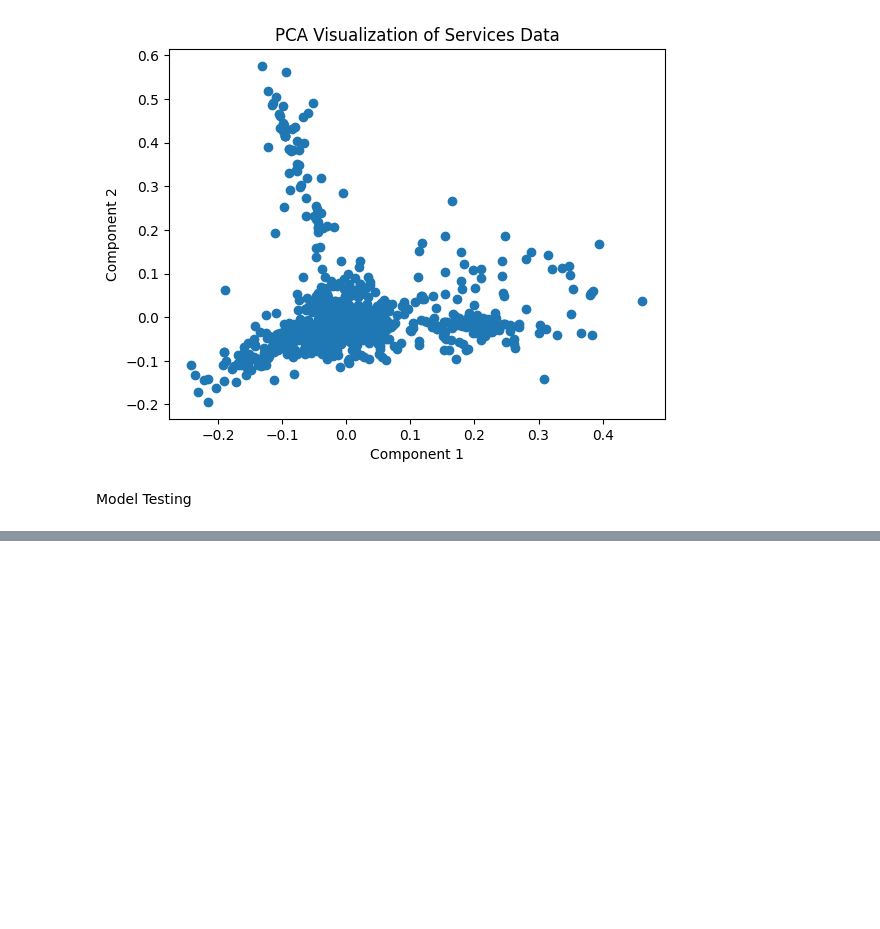
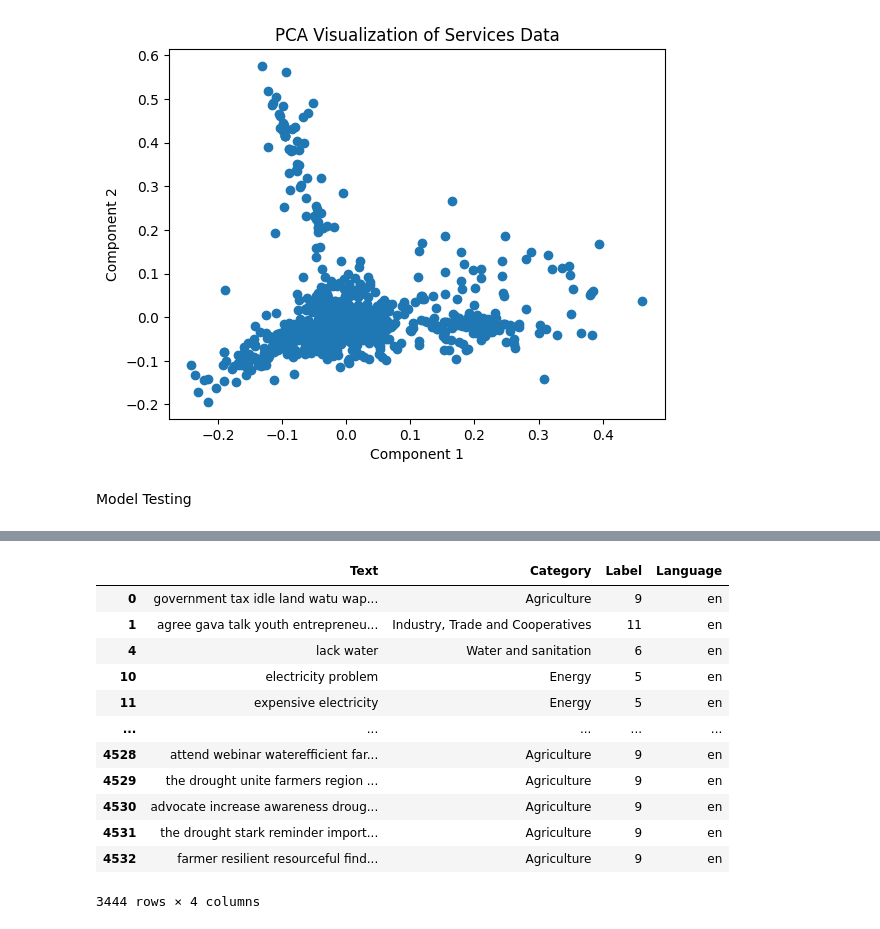
Before and after one commit to datakiptoo/County_Service-_Delivery, a Jupyter notebook: County_Residents.ipynb, the cells around one changed output, grey strips where cells are left out. Saved outputs shown, nothing was run; the diff lists cells and outputs as text; code cells hidden in the pictures; blank space fills up the shorter version.

```diff
--- a/County_Residents.ipynb
+++ b/County_Residents.ipynb
@@ -1114,3 +1121,36 @@ testing_data.head()
 testing_data['Text']=testing_data['Text'].apply(preprocess_text)
 # %%
 text_test_data=testing_data['Text']
+# %%
+from langdetect import detect
+
+# Function to identify the language of each text sample
+def identify_language(text):
+    try:
+        lang = detect(text)
+        return lang
+    except:
+        return "Unknown"  # Handle cases where language detection fails
+
+# Add a new column 'Language' to the DataFrame to store the identified language
+testing_data['Language'] = testing_data['Text'].apply(identify_language)
+
+# Separate English and Kiswahili texts based on identified language
+english_texts = testing_data[testing_data['Language'] == 'en']
+kiswahili_texts = testing_data[testing_data['Language'] == 'sw']
+# %%
+english_texts
+# %% [output]
+|  | Text | Category | Label | Language |
+| 0 | government tax idle land watu wap... | Agriculture | 9 | en |
+| 1 | agree gava talk youth entrepreneu... | Industry, Trade and Cooperatives | 11 | en |
+| 4 | lack water | Water and sanitation | 6 | en |
+| 10 | electricity problem | Energy | 5 | en |
+| 11 | expensive electricity | Energy | 5 | en |
+| ... | ... | ... | ... | ... |
+| 4528 | attend webinar waterefficient far... | Agriculture | 9 | en |
+| 4529 | the drought unite farmers region ... | Agriculture | 9 | en |
+| 4530 | advocate increase awareness droug... | Agriculture | 9 | en |
+| 4531 | the drought stark reminder import... | Agriculture | 9 | en |
+| 4532 | farmer resilient resourceful find... | Agriculture | 9 | en |
+3444 rows × 4 columns
```
Also changed, not shown: parts of 6 cells of this notebook.
